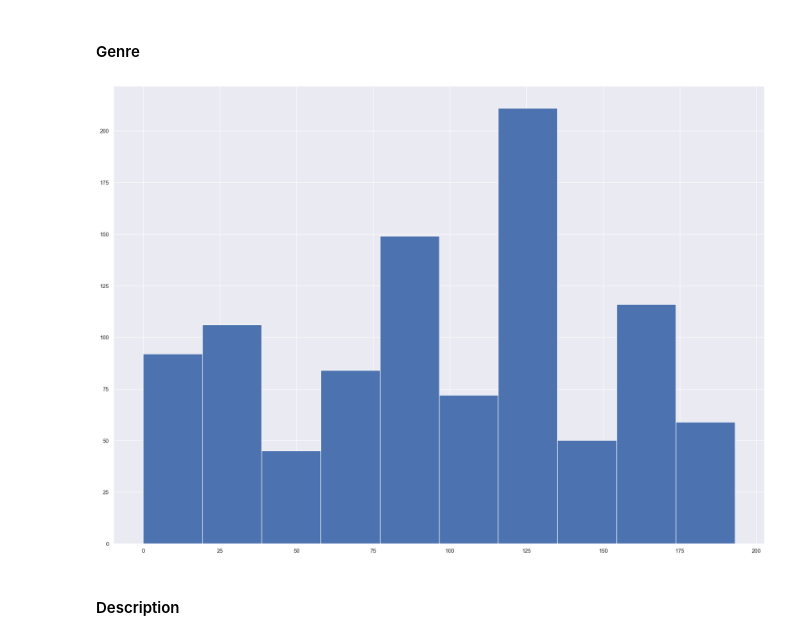
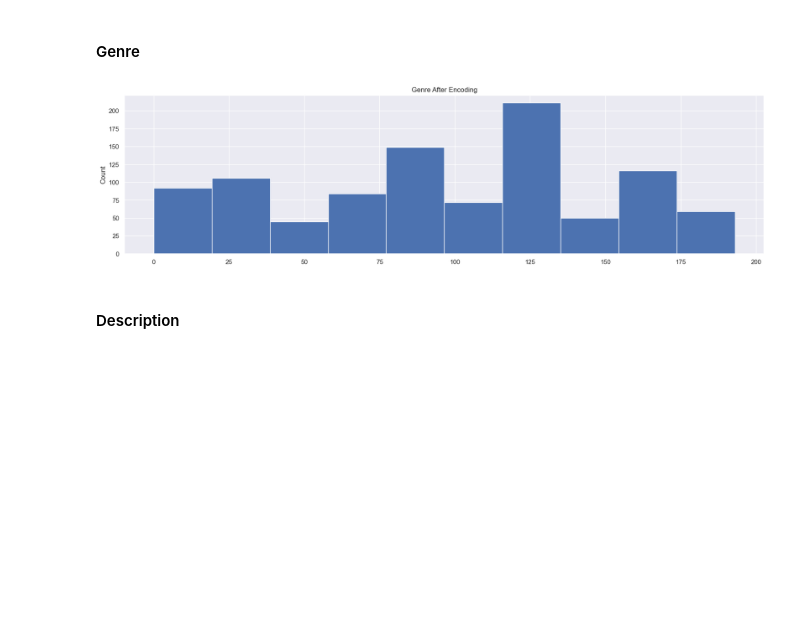
Before and after one commit to Skywoodthefifth/Web-Scraping, a Jupyter notebook: SmallDataModel.ipynb, the cells around one changed output. Drawn from its saved outputs; the diff is of its cells as text; code cells hidden in the pictures; blank space fills up the shorter version.

```diff
--- a/SmallDataModel.ipynb
+++ b/SmallDataModel.ipynb
@@ -23,7 +23,7 @@ from sklearn.model_selection import train_test_split
 # Loading the data
 df = pd.read_csv('clean data/Top 1000 IMDb movies.csv')
 
-sns.set(rc={'figure.figsize':(23.4,16.54)})
+sns.set(rc={'figure.figsize':(20,5)})
 # %%
 df.info()
 # %% [output]
@@ -189,0 +241,15 @@ plt.show()
+# %%
+figure, axis = plt.subplots(1, 2)
+
+axis[0].hist(df['C_Rating'])
+axis[0].set_title('C_Rating before Encoding')
+axis[0].set_xlabel('C_Rating')
+axis[0].set_ylabel('Count')
+
+
+axis[1].hist(le.fit_transform(df['C_Rating']))
+axis[1].set_title('C_Rating after Encoding')
+axis[1].set_xlabel('C_Rating')
+axis[1].set_ylabel('Count')
+
+plt.show()
@@ -200,9 +263,11 @@ plt.show()
 df['Genre'] = le.fit_transform(df['Genre'])
 # %%
 plt.hist(df['Genre'])
+plt.title('Genre After Encoding')
+plt.ylabel('Count')
 plt.show()
 # %% [output]
-[figure, old version]
+[figure, new version]
 # %% [markdown]
 #### Description
 # %%
```
Also changed, not shown: parts of 65 cells of this notebook.
